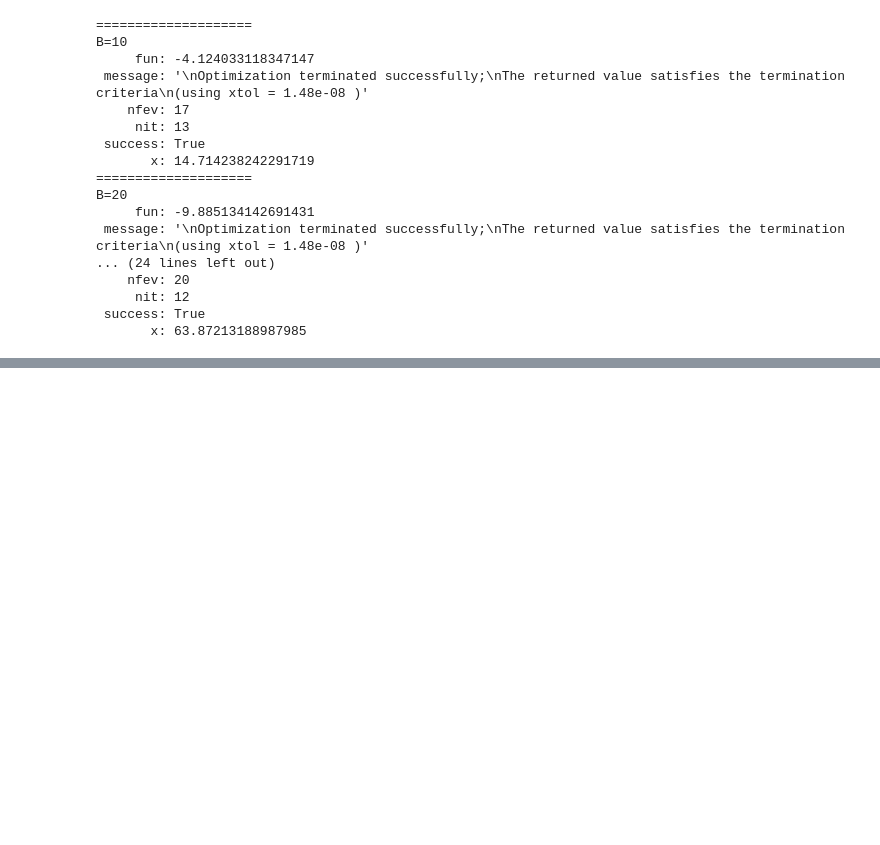
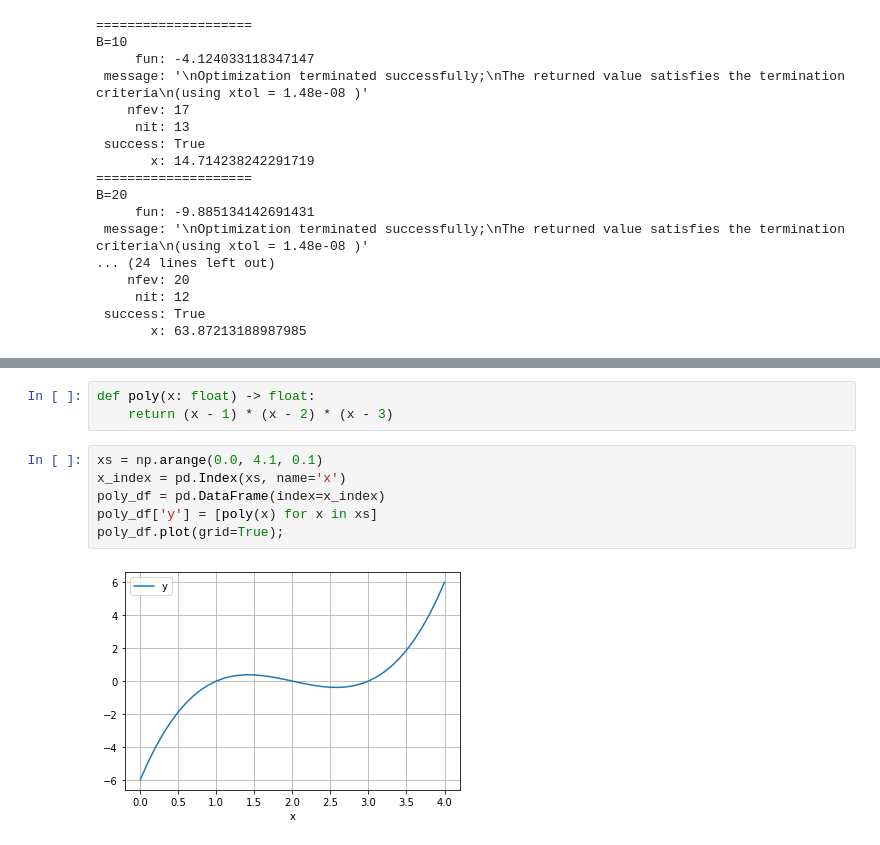
Before and after one commit to agryman/acmpy, a Jupyter notebook: notebooks/rwc-alam/scipy-optimize.ipynb, the cells around one changed output, grey strips where cells are left out. Saved outputs shown, nothing was run; the diff lists cells and outputs as text; blank space fills up the shorter version.

```diff
--- a/notebooks/rwc-alam/scipy-optimize.ipynb
+++ b/notebooks/rwc-alam/scipy-optimize.ipynb
@@ -187,0 +198,11 @@ B=20
+# %%
+def poly(x: float) -> float:
+    return (x - 1) * (x - 2) * (x - 3)
+# %%
+xs = np.arange(0.0, 4.1, 0.1)
+x_index = pd.Index(xs, name='x')
+poly_df = pd.DataFrame(index=x_index)
+poly_df['y'] = [poly(x) for x in xs]
+poly_df.plot(grid=True);
+# %% [output]
+[figure, added]
```
Also changed, not shown: parts of 37 cells of this notebook, 3 other files.
